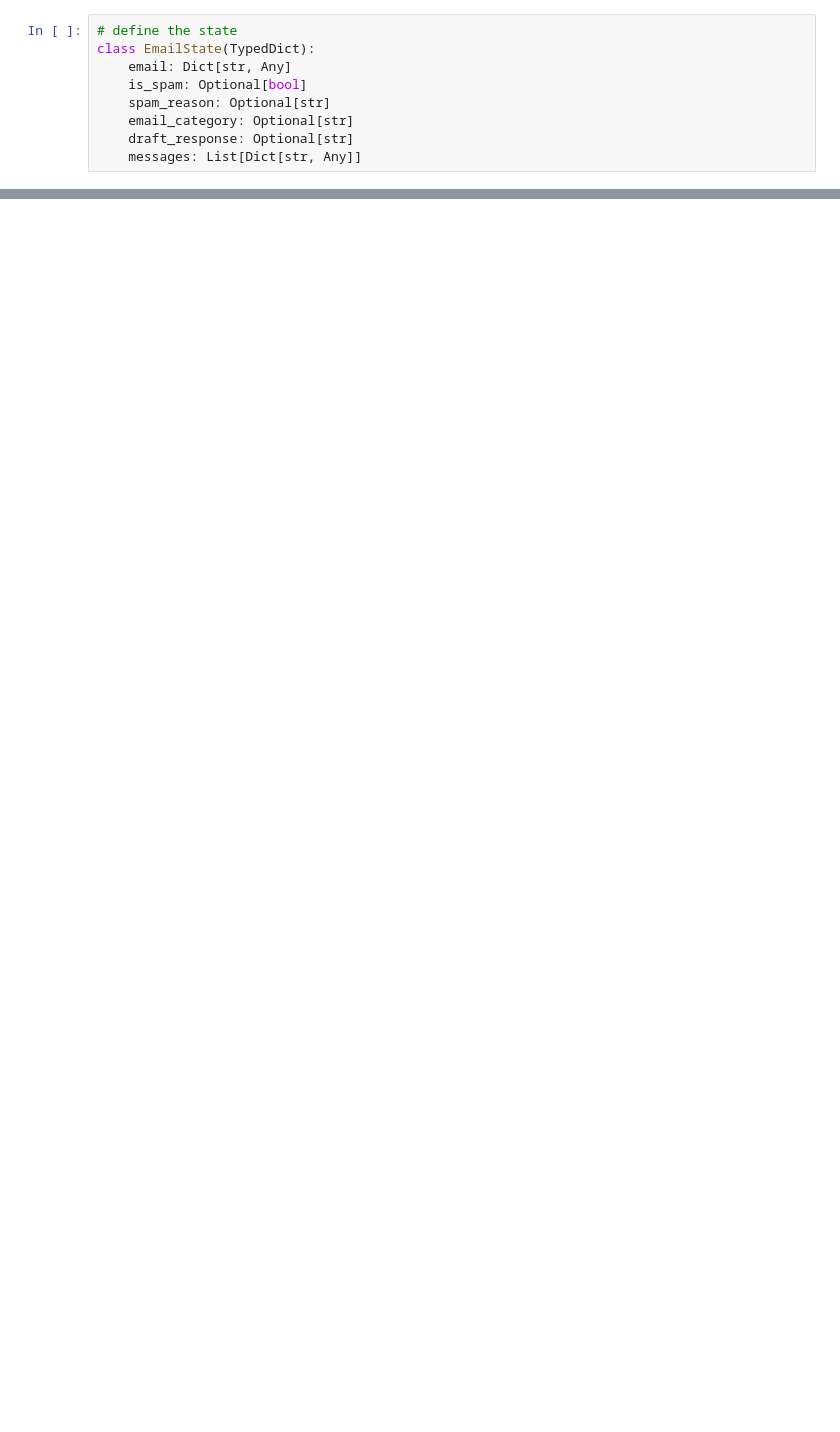
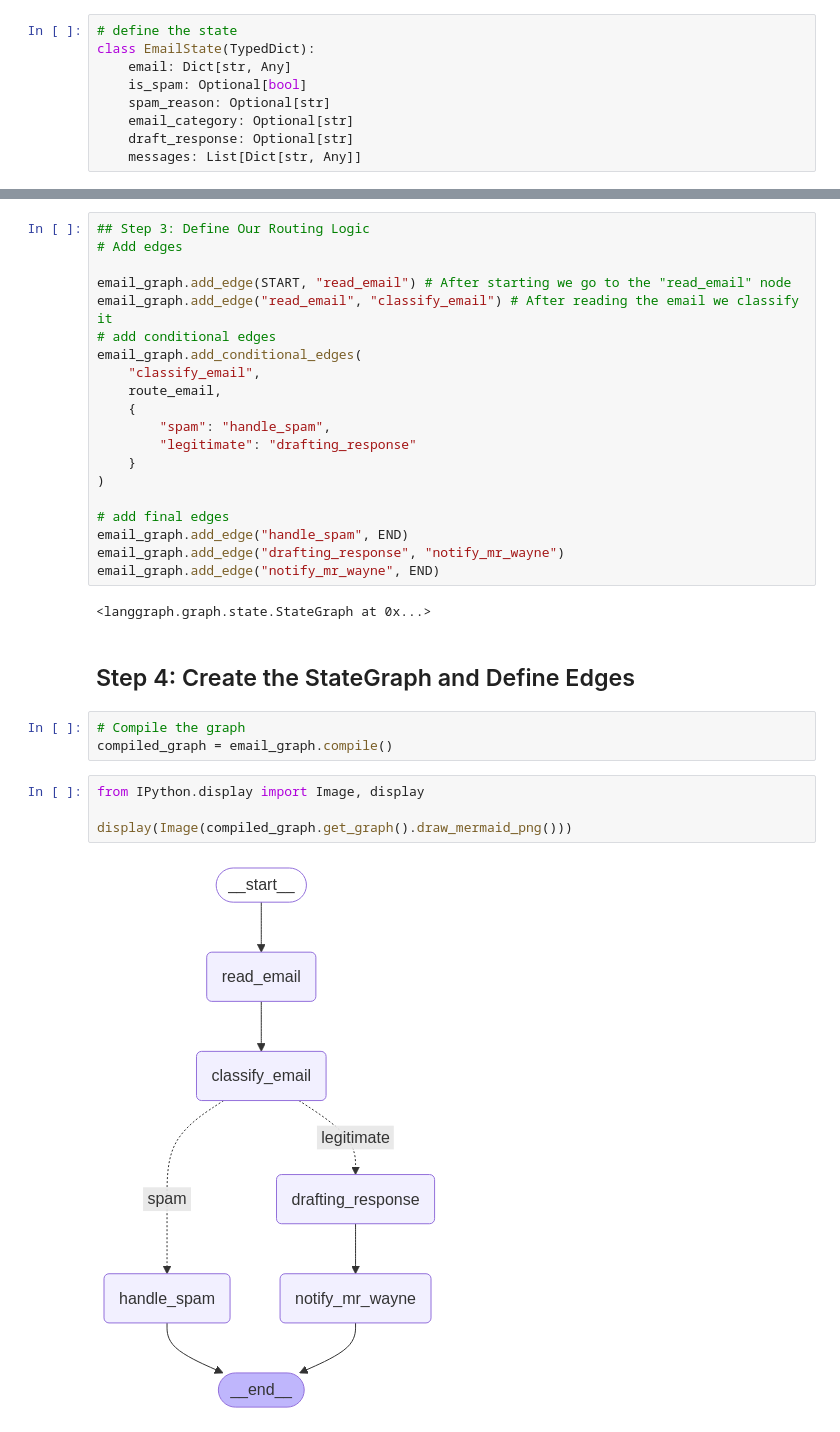
Before and after one commit to yuwang1028/AI-Powered-Email-Agent-using-LangGraph, a Jupyter notebook: main.ipynb, the cells around one changed output, grey strips where cells are left out. Drawn from its saved outputs; the diff is of its cells as text; blank space fills up the shorter version.

```diff
--- a/main.ipynb
+++ b/main.ipynb
@@ -138,0 +148,33 @@ email_graph.add_node("notify_mr_wayne", notify_mr_wayne) # same logic
+# %%
+## Step 3: Define Our Routing Logic
+# Add edges
+
+email_graph.add_edge(START, "read_email") # After starting we go to the "read_email" node
+email_graph.add_edge("read_email", "classify_email") # After reading the email we classify it
+# add conditional edges
+email_graph.add_conditional_edges(
+    "classify_email",
+    route_email,
+    {
+        "spam": "handle_spam",
+        "legitimate": "drafting_response"
+    }
+)
+
+# add final edges
+email_graph.add_edge("handle_spam", END)
+email_graph.add_edge("drafting_response", "notify_mr_wayne")
+email_graph.add_edge("notify_mr_wayne", END)
+# %% [output]
+<langgraph.graph.state.StateGraph at 0x...>
+# %% [markdown]
+## Step 4: Create the StateGraph and Define Edges
+# %%
+# Compile the graph
+compiled_graph = email_graph.compile()
+# %%
+from IPython.display import Image, display
+
+display(Image(compiled_graph.get_graph().draw_mermaid_png()))
+# %% [output]
+[figure, added]
```
Also changed, not shown: parts of 3 cells of this notebook.
